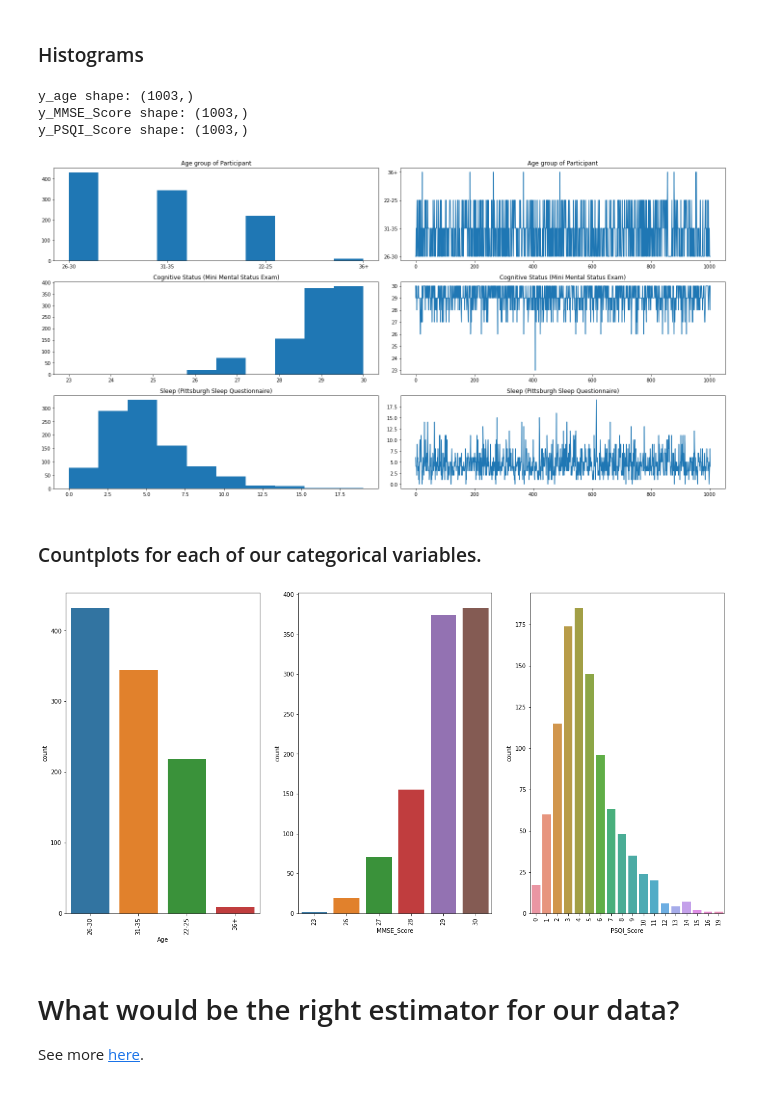
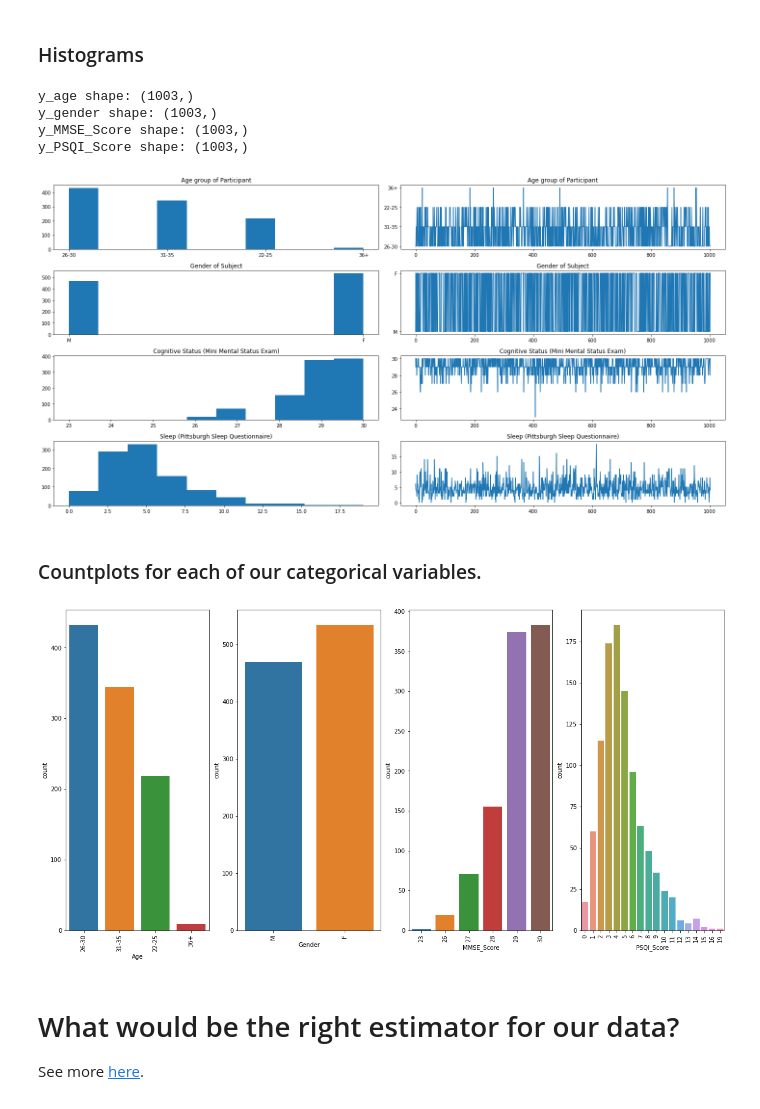
Before and after one commit to yukaizou2015/connectivityml, a Jupyter notebook: connectivity_ml_TPA.ipynb, the cells around one changed output. Saved outputs shown, nothing was run; the diff lists cells and outputs as text; code cells hidden in the pictures.

Commit message:
Gender, scaling and visualization
Adde gender classification removed scaling from all estimators and updated visualization.

```diff
--- a/connectivity_ml_TPA.ipynb
+++ b/connectivity_ml_TPA.ipynb
@@ -107,43 +106,50 @@ X = netmaps_df.values
 
 y_age = filter_behavioral_df.Age # Age group of Participant, banded in five-year increments
 print("y_age shape:", y_age.dropna().shape)
+y_gender = filter_behavioral_df.Gender # Gender of Subject
+print("y_gender shape:", y_gender.dropna().shape)
 y_MMSE_Score = filter_behavioral_df.MMSE_Score # Cognitive Status (Mini Mental Status Exam)
 print("y_MMSE_Score shape:", y_MMSE_Score.dropna().shape)
 y_PSQI_Score = filter_behavioral_df.PSQI_Score # Sleep (Pittsburgh Sleep Questionnaire)
 print("y_PSQI_Score shape:", y_PSQI_Score.dropna().shape)
 
-fig, ax = plt.subplots(3,2,figsize=(20, 10))
+fig, ax = plt.subplots(4,2,figsize=(20, 10))
 ax[0][0].hist(y_age)
 ax[0][0].set_title("Age group of Participant")
-ax[1][0].hist(y_MMSE_Score)
-ax[1][0].set_title("Cognitive Status (Mini Mental Status Exam)")
-ax[2][0].hist(y_PSQI_Score)
-ax[2][0].set_title("Sleep (Pittsburgh Sleep Questionnaire)")
+ax[1][0].hist(y_gender)
+ax[1][0].set_title("Gender of Subject")
+ax[2][0].hist(y_MMSE_Score)
+ax[2][0].set_title("Cognitive Status (Mini Mental Status Exam)")
+ax[3][0].hist(y_PSQI_Score)
+ax[3][0].set_title("Sleep (Pittsburgh Sleep Questionnaire)")
 
 ax[0][1].plot(y_age)
 ax[0][1].set_title("Age group of Participant")
-ax[1][1].plot(y_MMSE_Score)
-ax[1][1].set_title("Cognitive Status (Mini Mental Status Exam)")
-ax[2][1].plot(y_PSQI_Score)
-ax[2][1].set_title("Sleep (Pittsburgh Sleep Questionnaire)")
+ax[1][1].plot(y_gender)
+ax[1][1].set_title("Gender of Subject")
+ax[2][1].plot(y_MMSE_Score)
+ax[2][1].set_title("Cognitive Status (Mini Mental Status Exam)")
+ax[3][1].plot(y_PSQI_Score)
+ax[3][1].set_title("Sleep (Pittsburgh Sleep Questionnaire)")
 
 fig.tight_layout()
 # %% [output]
 y_age shape: (1003,)
+y_gender shape: (1003,)
 y_MMSE_Score shape: (1003,)
 y_PSQI_Score shape: (1003,)
-[figure, old version]
+[figure, new version]
 # %% [markdown]
 ### Countplots for each of our categorical variables.
 # %%
-allY = [y_age,y_MMSE_Score,y_PSQI_Score]
-fig, ax = plt.subplots(1, 3, figsize=(20, 10))
-for variable, subplot in zip([0,1,2], ax.flatten()):
+allY = [y_age,y_gender,y_MMSE_Score,y_PSQI_Score]
+fig, ax = plt.subplots(1, len(allY), figsize=(20, 10))
+for variable, subplot in zip(range(len(allY)), ax.flatten()):
     sns.countplot(allY[variable], ax=subplot)
     for label in subplot.get_xticklabels():
         label.set_rotation(90)
 # %% [output]
-[figure, old version]
+[figure, new version]
 # %% [markdown]
 # What would be the right estimator for our data?
 
```
Also changed, not shown: parts of 74 cells of this notebook.
